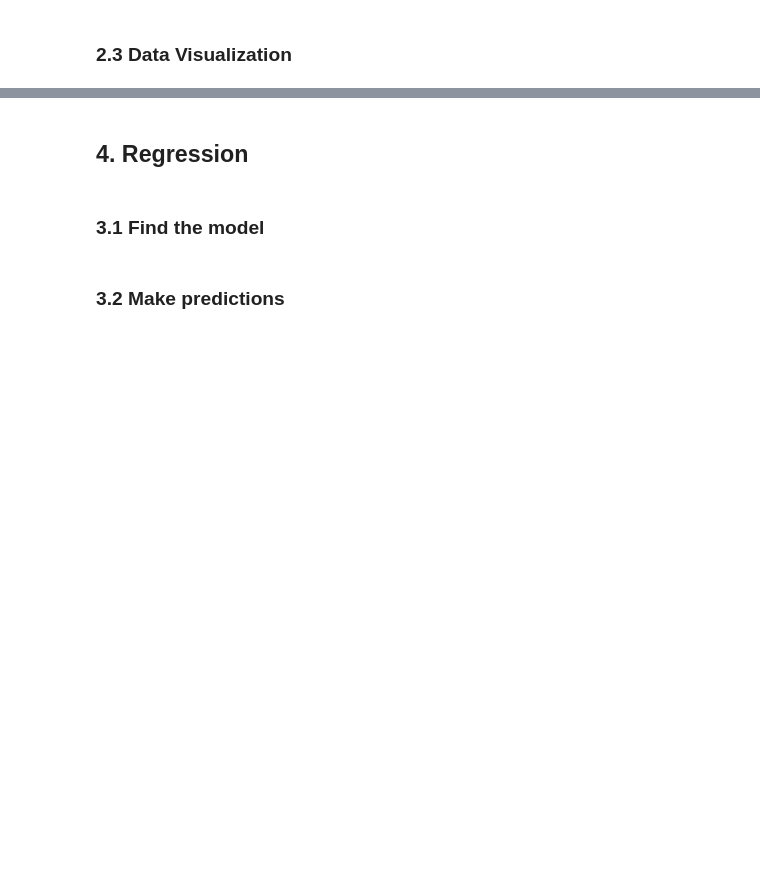
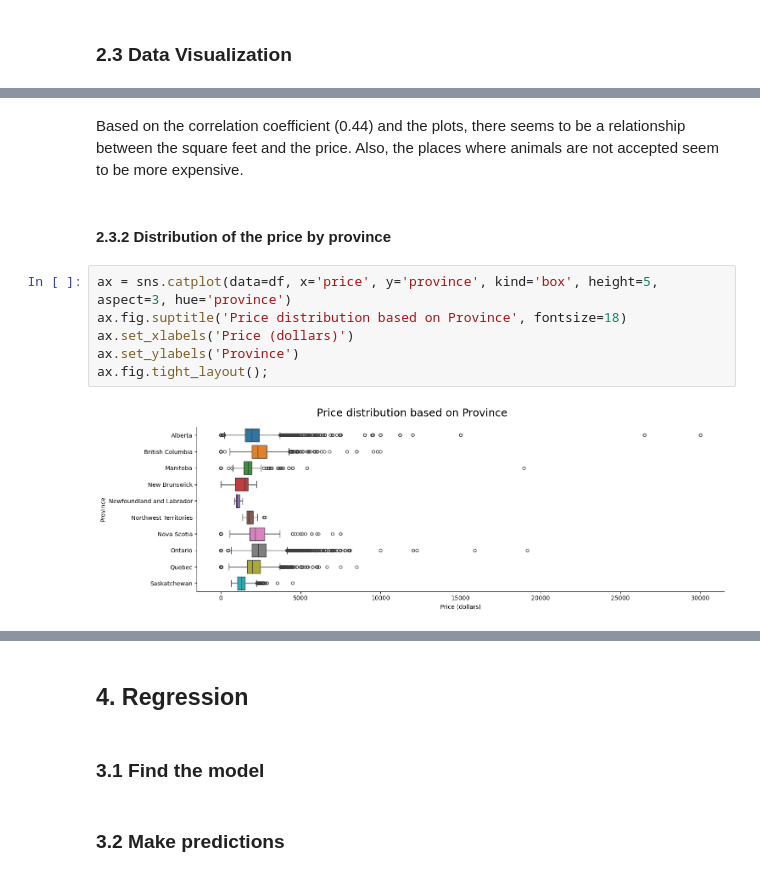
Before and after one commit to nadpierre/rental-prices-regression-project, a Jupyter notebook: RentalPricesRegression.ipynb, the cells around one changed output, grey strips where cells are left out. Cells and saved outputs as stored; diff of their text form; blank space fills up the shorter version.

```diff
--- a/RentalPricesRegression.ipynb
+++ b/RentalPricesRegression.ipynb
@@ -103,0 +321,12 @@ There doesn't seem to be a strong correlation with the price and the other numer
+# %% [markdown]
+Based on the correlation coefficient (0.44) and the plots, there seems to be a relationship between the square feet and the price. Also, the places where animals are not accepted seem to be more expensive.
+# %% [markdown]
+#### 2.3.2 Distribution of the price by province
+# %%
+ax = sns.catplot(data=df, x='price', y='province', kind='box', height=5, aspect=3, hue='province')
+ax.fig.suptitle('Price distribution based on Province', fontsize=18)
+ax.set_xlabels('Price (dollars)')
+ax.set_ylabels('Province')
+ax.fig.tight_layout();
+# %% [output]
+[figure, added]
```
Also changed, not shown: parts of 55 cells of this notebook.
